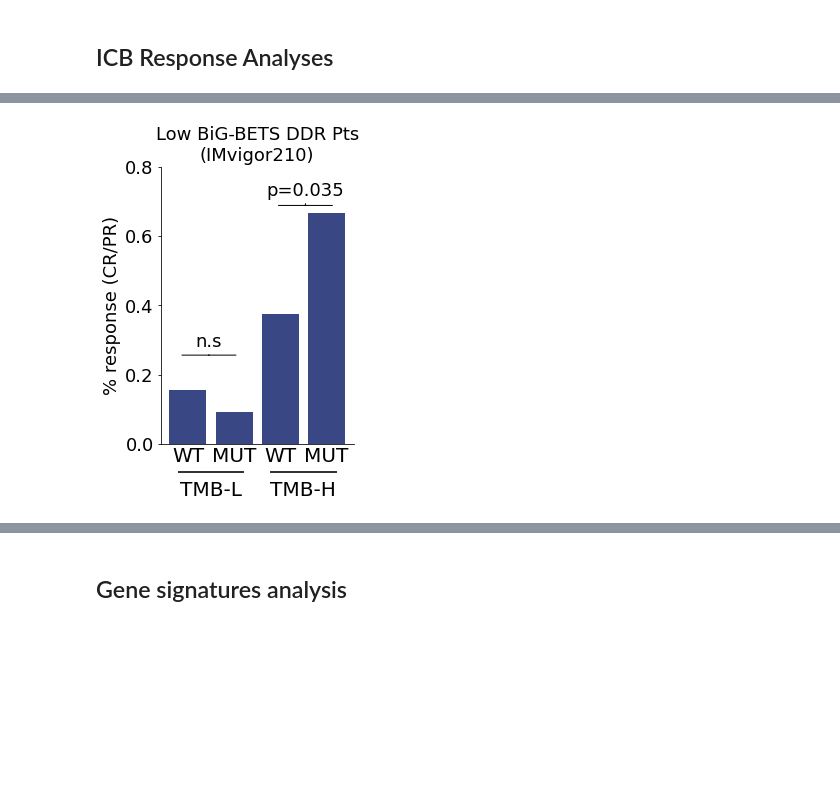
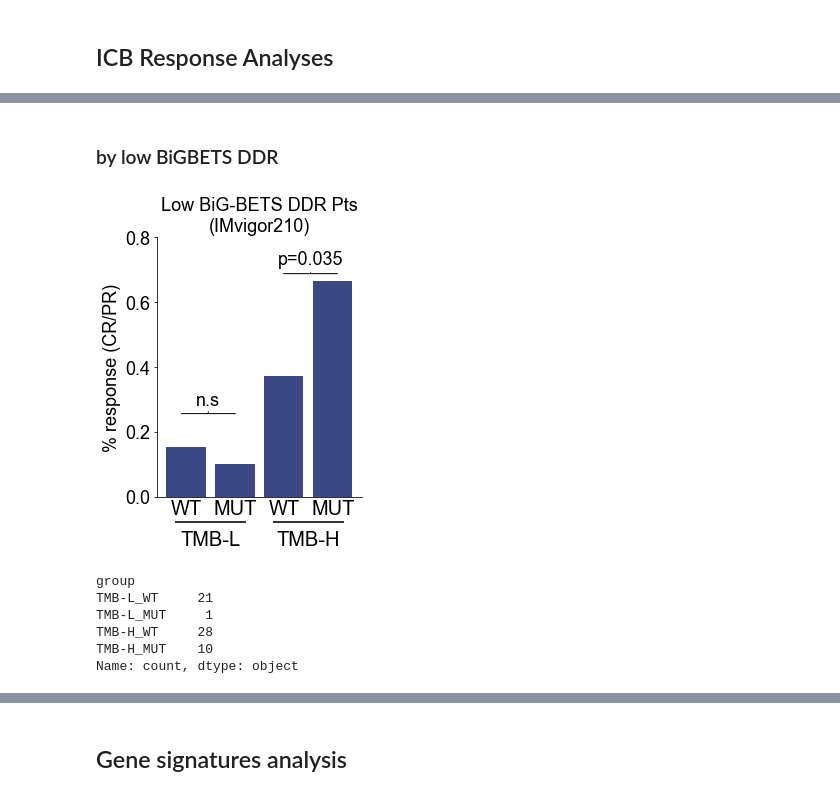
Before and after one commit to wweir827/BIGBETS, a Jupyter notebook: notebooks/Clinical_survival_analyses.ipynb, the cells around one changed output, grey strips where cells are left out. Cells and saved outputs as stored; diff of their text form; code cells hidden in the pictures; blank space fills up the shorter version.

```diff
--- a/notebooks/Clinical_survival_analyses.ipynb
+++ b/notebooks/Clinical_survival_analyses.ipynb
@@ -12,9 +12,12 @@ import matplotlib.lines as lines
 import matplotlib.image as mpimg
 import matplotlib.colors as mc
 import matplotlib as mpl
+
+mpl.rcParams['pdf.fonttype'] = 42
 mpl.rc('font', family='sans-serif')
-mpl.rc('font', serif='Arial')
-mpl.rc('text', usetex='false')
+mpl.rcParams['font.sans-serif']=['Arial']
+
+
 mpl.rc('xtick',labelsize=18)
 mpl.rc('ytick',labelsize=18)
 
@@ -32,6 +35,6 @@ import lifelines
 red=(200/255,58/255,52/255)
 blue=(58/255,71/255,133/255)
 
-
-graphics_dir="/Users/whweir/Dropbox/2020_Weir_TMB/CellRepMed Submission/R1_CellRepMed/updated_figures/"
+dropdir="/Users/whweir/Dropbox/2020_Weir_TMB/CellRepMed Submission/R1_CellRepMed"
+graphics_dir=os.path.join(dropdir,"updated_figures/")
 supplements_dir=os.path.join(graphics_dir,"supplement_updated")
@@ -1537,6 +2388,6 @@ y 0.3600000000000001
 # %%
 #low bigbets DDR genes survival analysis
-outfile=os.path.join(graphics_dir,'imvigor_survival_low_chromatin.pdf')
+outfile=os.path.join(supplements_dir,'R1_Figure_S5B_imvigor_survival_low_chromatin.pdf')
 
 cph = lifelines.CoxPHFitter()
 # vars2keep=['high_TMB','DDR','DDR:highTMB']
@@ -1651,7 +2502,7 @@ for i,ind in enumerate(summary.index):
                     )
 
 
-a.vlines(x=1.0,linestyle='--',alpha=.6,linewidth=1,
+a.vlines(x=1.0,linestyle='--',alpha=.6,linewidth=1,color='k',
          ymin=0,ymax=summary.shape[0]-.9)
 
 a.set_xscale('log')
@@ -1681,7 +2532,7 @@ y=data_to_axis.transform((.1,summary.shape[0]-.55))[1]
 
 print('y',y)
 a.text(s="Covariate".format(p_value),fontsize=20,
-       x=.01,y=y,transform=a.transAxes)
+       x=-.05,y=y,transform=a.transAxes)
 
 a.text(s="HR (95% CI)".format(p_value),fontsize=20,
        x=.375,y=y,transform=a.transAxes)
@@ -1689,26 +2540,26 @@ a.text(s="HR (95% CI)".format(p_value),fontsize=20,
 a.text(s="P-value".format(p_value),fontsize=20,
        x=.85,y=y,transform=a.transAxes)
 
-a.hlines(y=y-.02,xmin=-2,xmax=50,transform=a.transAxes,linewidth=3,linestyle='-',color='k')
+a.hlines(y=y-.02,xmin=-2,xmax=50,color='k',transform=a.transAxes,linewidth=3,linestyle='-')
 # a.hlines(y=y-.03,xmin=-1,xmax=2,transform=a.transAxes,linewidth=1,linestyle='-')
 
 for i,ind in enumerate(summary.index):
     y=data_to_axis.transform((.1,summary.shape[0]-i-1.2))[1]
     print('y',y)
     if summary.loc[ind,'p']<.05:
-        a.text(s="{}*".format(ind),fontsize=20,
+        a.text(s="{}*".format(ind),fontsize=16,
        x=-.1,y=y,transform=a.transAxes)
     else:
-        a.text(s=ind,fontsize=20,
+        a.text(s=ind,fontsize=16,
            x=-.1,y=y,
            transform=a.transAxes)
     hrtext="{:.2f}  ({:.2f}-{:.2f})".format(*summary.loc[ind,['exp(coef)',
                                                          'exp(coef) lower 95%','exp(coef) upper 95%']])
     pvaltext="{:.2e}".format(*summary.loc[ind,['p']])
-    a.text(s=hrtext,fontsize=20,
+    a.text(s=hrtext,fontsize=16,
        x=.35,y=y,
            transform=a.transAxes)
-    a.text(s=pvaltext,fontsize=20,
+    a.text(s=pvaltext,fontsize=16,
        x=.85,y=y,
            transform=a.transAxes)
 
@@ -1735,7 +2586,7 @@ a.text(s="Hazard Ratio",fontsize=18,x=1.25,
 
 f.suptitle('IMVigor 210',fontsize=22,x=.5,y=.97,transform=f.transFigure)
 
-f.subplots_adjust(top=.93,bottom=-.05,right=.95,left=.101,wspace=.0,hspace=1.5)
+f.subplots_adjust(top=.93,bottom=-.05,right=.95,left=.12,wspace=.0,hspace=1.5)
 f.savefig(outfile,dpi=200)
 plt.show()
 # %% [output]
@@ -1763,7 +2697,9 @@ y 0.3600000000000001
+# %% [markdown]
+### by low BiGBETS DDR
 # %%
 #Response by low BIGBETS DDR genes
 df_low=bigbets.bipartite_helper_functions.get_percents_bar_by_group(imvigor.clinical_bigbets_df,['high_TMB','DDR_low_z'],'binaryResponse')
-outfile=os.path.join(graphics_dir,"imvigor_response_by_low_zscore_mut_tmb.pdf")
+outfile=os.path.join(graphics_dir,"R1_Figure_3C_imvigor_response_by_low_zscore_mut_tmb.pdf")
 
 
 plt.close()
@@ -1804,48 +2740,57 @@ a.set_ylabel("% response (CR/PR)",fontsize=18)
 a.get_xaxis().set_visible(False)
 scale=.8
 
-a.text(s="TMB-L",x=.5,y=-.1875*scale,fontsize=20,horizontalalignment='center')
-a.text(s="TMB-H",x=2.5,y=-.1875*scale,fontsize=20,horizontalalignment='center')
+a.text(s="TMB-L",x=.5,y=-.19*scale,fontsize=20,horizontalalignment='center')
+a.text(s="TMB-H",x=2.5,y=-.19*scale,fontsize=20,horizontalalignment='center')
 
-a.text(s="WT",x=0,y=-.065*scale,fontsize=20,horizontalalignment='center')
-a.text(s="MUT",x=1,y=-.065*scale,fontsize=20,horizontalalignment='center')
-a.text(s="WT",x=2,y=-.065*scale,fontsize=20,horizontalalignment='center')
-a.text(s="MUT",x=3,y=-.065*scale,fontsize=20,horizontalalignment='center')
+a.text(s="WT",x=0,y=-.07*scale,fontsize=20,horizontalalignment='center')
+a.text(s="MUT",x=1,y=-.07*scale,fontsize=20,horizontalalignment='center')
+a.text(s="WT",x=2,y=-.07*scale,fontsize=20,horizontalalignment='center')
+a.text(s="MUT",x=3,y=-.07*scale,fontsize=20,horizontalalignment='center')
 
 #tick marks
 
 # for i in range(4):
 #     line = lines.Line2D(xdata=[i,i], ydata=[0*scale,-.03*scale],color='k', lw=2,
 #                         linestyle='-', alpha=.8,clip_on=False)
 #     a.add_line(line)
 
 # for i in range(4):
 #     line = lines.Line2D(xdata=[i,i], ydata=[-.067*scale,-.12*scale],color='k', lw=2,
 #                         linestyle='-', alpha=.8,clip_on=False)
 #     a.add_line(line)
 
 for i in range(2):
     line = lines.Line2D(xdata=[i*2-.2,i*2+1.2], ydata=[-.1*scale,-.1*scale],color='k', lw=2,
                         linestyle='-', alpha=.8,clip_on=False)
     a.add_line(line)
 # for i in range(2):
 #     line = lines.Line2D(xdata=[i*2+.5,i*2+.5], ydata=[-.12*scale,-.15*scale],color='k', lw=2,
 #                         linestyle='-', alpha=.8,clip_on=False)
 #     a.add_line(line)
 
 a.spines['right'].set_visible(False)
 a.spines['top'].set_visible(False)
 
 # l=a.legend(fontsize=18,bbox_to_anchor=(.6,.95),ncol=2,loc=10,
 #           handletextpad=.4,columnspacing=.7,framealpha=1)
 # l.set_visible(True)
 
-f.subplots_adjust(top=.93,bottom=.16,right=.87,left=.2)
+f.subplots_adjust(top=.88,bottom=.16,right=.93,left=.22)
 f.savefig(outfile,dpi=200)
 
 plt.show()
 # %% [output]
-[figure, old version]
+[figure, new version]
+# %%
+df_low[df_low['Response']=='CR/PR'].set_index('group').loc[['TMB-L_WT','TMB-L_MUT',"TMB-H_WT","TMB-H_MUT"],'count']
+# %% [output]
+group
+TMB-L_WT     21
+TMB-L_MUT     1
+TMB-H_WT     28
+TMB-H_MUT    10
+Name: count, dtype: object
 # %%
 #Response by high BiGbets DDR
 df_high=bigbets.bipartite_helper_functions.get_percents_bar_by_group(imvigor.clinical_bigbets_df,['high_TMB','DDR_high_z'],'binaryResponse')
```
Also changed, not shown: parts of 88 cells of this notebook, 6 other files.
